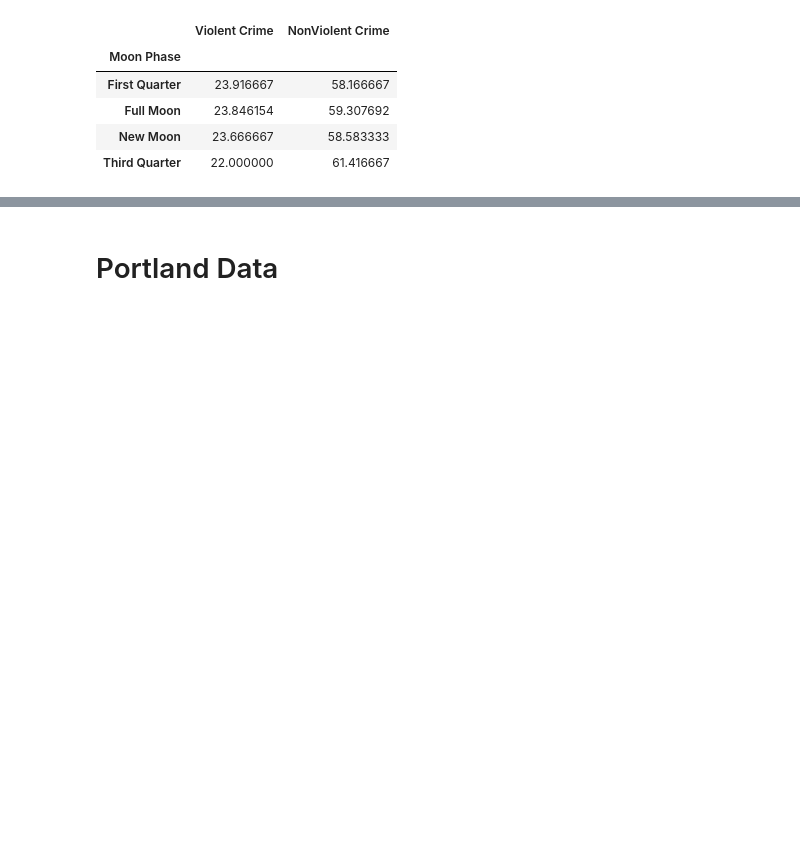
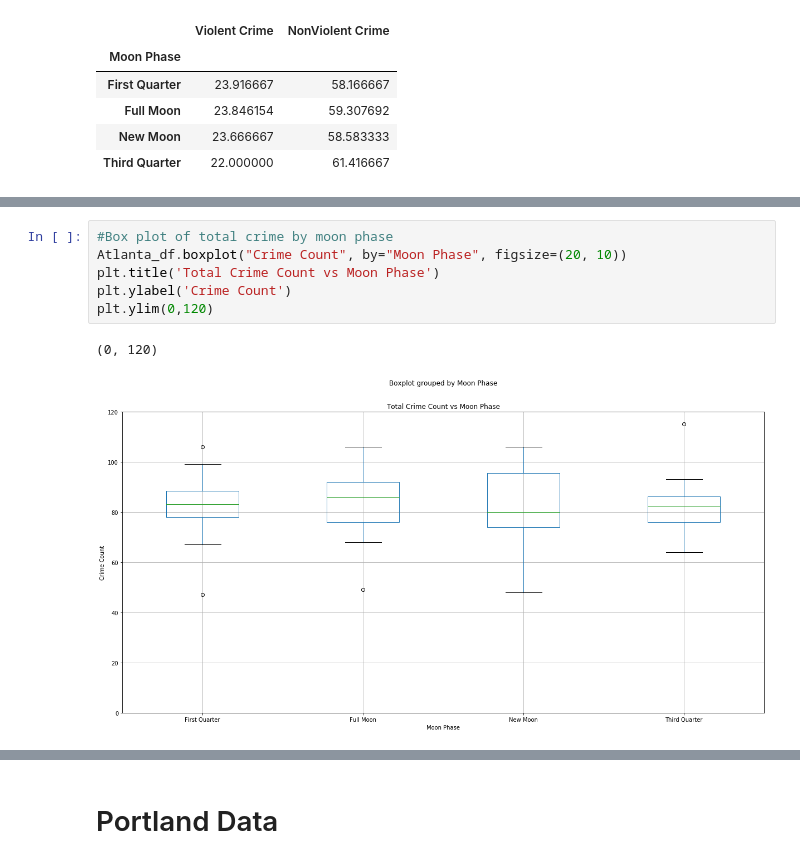
Before and after one commit to NHigs58/Project-1-, a Jupyter notebook: ModifiedGraphs.ipynb, the cells around one changed output, grey strips where cells are left out. Drawn from its saved outputs; the diff is of its cells as text; blank space fills up the shorter version.

```diff
--- a/ModifiedGraphs.ipynb
+++ b/ModifiedGraphs.ipynb
@@ -107,0 +113,9 @@ plt.savefig("Images/ViolentVsNonViolentBarAtl.png")
+# %%
+#Box plot of total crime by moon phase
+Atlanta_df.boxplot("Crime Count", by="Moon Phase", figsize=(20, 10))
+plt.title('Total Crime Count vs Moon Phase')
+plt.ylabel('Crime Count')
+plt.ylim(0,120)
+# %% [output]
+(0, 120)
+[figure, added]
```
Also changed, not shown: parts of 23 cells of this notebook, 2 other files.
